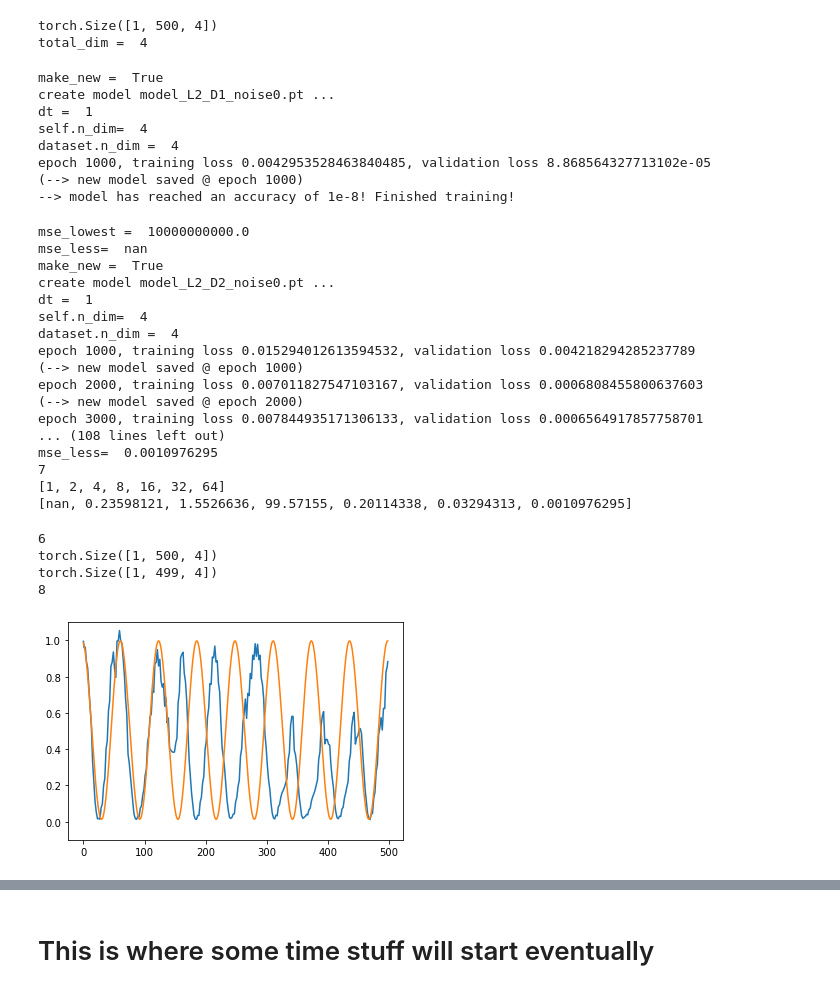
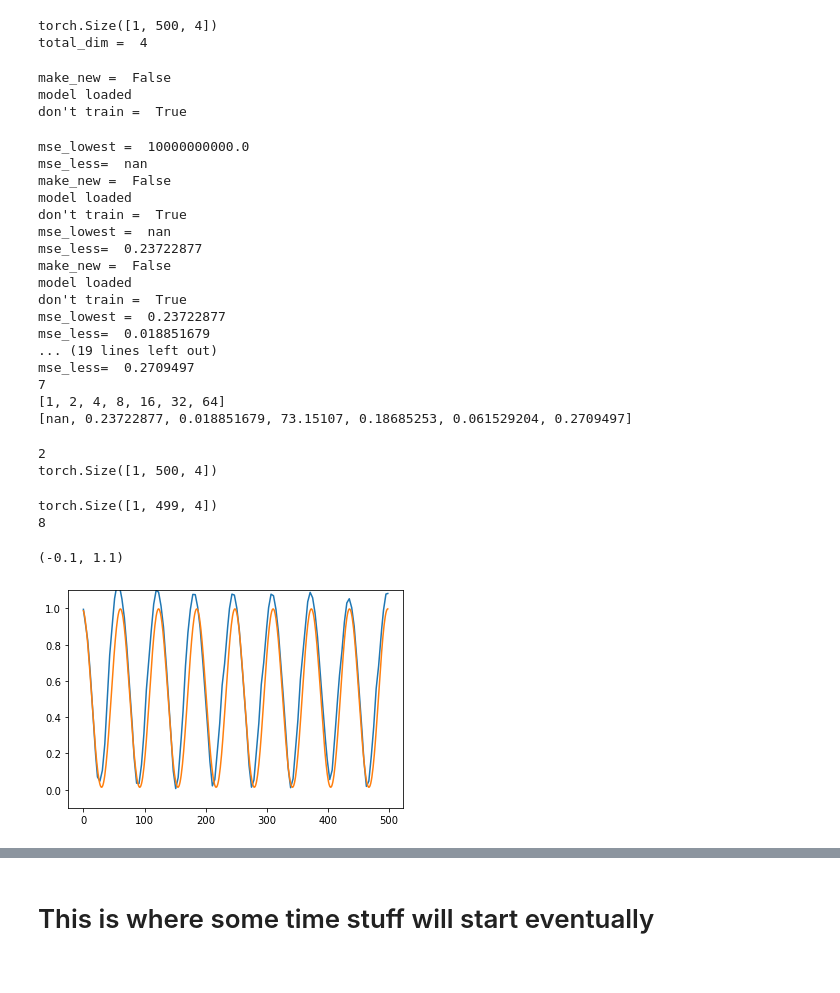
Before and after one commit to KatieJ16/Time_Space_multiscale, a Jupyter notebook: scripts/MrCAE_toy2_everything_averages_combining.ipynb, the cells around one changed output, grey strips where cells are left out. Drawn from its saved outputs; the diff is of its cells as text; code cells hidden in the pictures.

```diff
--- a/scripts/MrCAE_toy2_everything_averages_combining.ipynb
+++ b/scripts/MrCAE_toy2_everything_averages_combining.ipynb
@@ -200,7 +208,7 @@ def find_best_timestep(train_data, val_data, test_data, current_size, start_k =
         # step_every = step_sizes[k]
         mean = mse_all.mean(0).detach().numpy()
 #         print(mean.shape)
-        mse_less = mean[::step_size].mean()
+        mse_less = mean.mean()
         mse_list.append(mse_less)
 
         print("mse_lowest = ", mse_lowest)
@@ -218,56 +226,52 @@ def find_best_timestep(train_data, val_data, test_data, current_size, start_k =
 #do time training for smallest time step
 
 models, step_sizes, mse_list, idx_lowest = find_best_timestep(train_data, val_data, test_data,
-                                                  current_size, make_new = True, dont_train = True)
+                                                  current_size, make_new = False, dont_train = True)
 
 print(len(models))
 print(step_sizes)
 print(mse_list)
 # %% [output]
-make_new =  True
-create model model_L2_D1_noise0.pt ...
-dt =  1
-self.n_dim=  4
-dataset.n_dim =  4
-epoch 1000, training loss 0.0042953528463840485, validation loss 8.868564327713102e-05
-(--> new model saved @ epoch 1000)
---> model has reached an accuracy of 1e-8! Finished training!
+make_new =  False
+model loaded
+don't train =  True
 mse_lowest =  10000000000.0
 mse_less=  nan
-make_new =  True
-create model model_L2_D2_noise0.pt ...
-dt =  1
-self.n_dim=  4
-dataset.n_dim =  4
-epoch 1000, training loss 0.015294012613594532, validation loss 0.004218294285237789
-(--> new model saved @ epoch 1000)
-epoch 2000, training loss 0.007011827547103167, validation loss 0.0006808455800637603
-(--> new model saved @ epoch 2000)
-epoch 3000, training loss 0.007844935171306133, validation loss 0.0006564917857758701
-... (108 lines left out)
-mse_less=  0.0010976295
+make_new =  False
+model loaded
+don't train =  True
+mse_lowest =  nan
+mse_less=  0.23722877
+make_new =  False
+model loaded
+don't train =  True
+mse_lowest =  0.23722877
+mse_less=  0.018851679
+... (19 lines left out)
+mse_less=  0.2709497
 7
 [1, 2, 4, 8, 16, 32, 64]
-[nan, 0.23598121, 1.5526636, 99.57155, 0.20114338, 0.03294313, 0.0010976295]
+[nan, 0.23722877, 0.018851679, 73.15107, 0.18685253, 0.061529204, 0.2709497]
 # %%
 print(idx_lowest)
-model = models[1]
+model = models[idx_lowest]
 print(val_data.shape)
 y_preds = model.uni_scale_forecast(torch.tensor(val_data[:,0,:]).float(), n_steps=n_steps)
 print(y_preds.shape)
 print(len(range(0,499,64)))
 plt.plot(y_preds[0,:,0])
 plt.plot(val_data[0,1:,0])
 plt.ylim([-.1, 1.1])
-plt.show()
+# plt.show()
 # plt.plot(val_data_2x2[1:, 0,0])
-# plt.plot(range(0,499, 64),val_data_2x2[::64, 0,0], '.')
+# plt.plot(range(0,499, 4),val_data[0,::4,0], '.')
 # %% [output]
-6
+2
 torch.Size([1, 500, 4])
-torch.Size([1, 499, 4])
-8
+torch.Size([1, 499, 4])
+8
+(-0.1, 1.1)
-[figure, old version]
+[figure, new version]
 # %%
 # # uniscale time-stepping with NN
 preds_mse = list()
```
Also changed, not shown: parts of 5 cells of this notebook, 1 other file.
